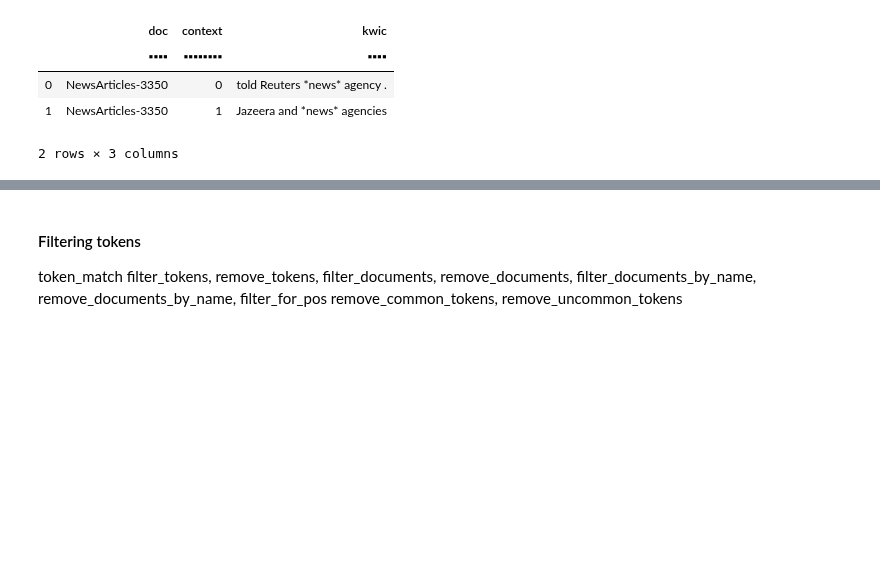
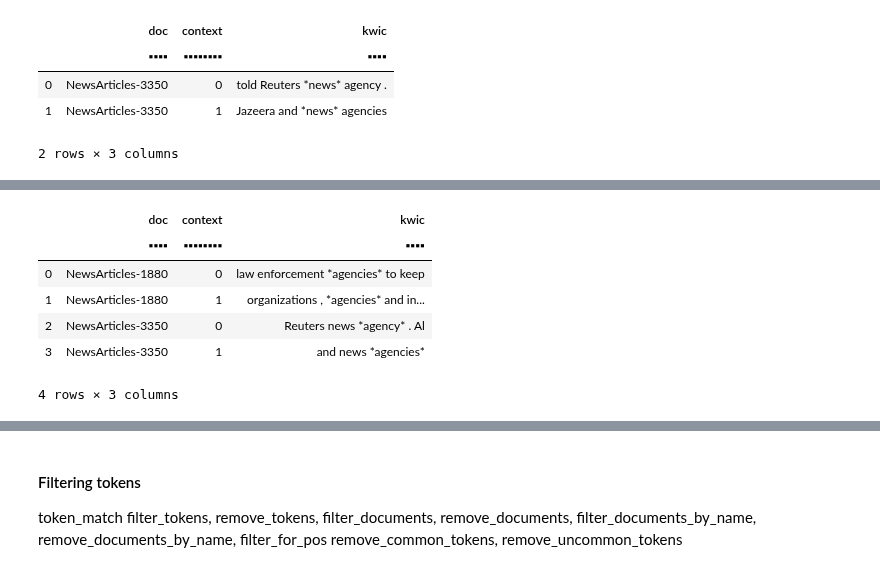
Before and after one commit to WZBSocialScienceCenter/tmtoolkit, a Jupyter notebook: doc/source/preprocessing.ipynb, the cells around one changed output, grey strips where cells are left out. Cells and saved outputs as stored; diff of their text form; code cells hidden in the pictures; blank space fills up the shorter version.

```diff
--- a/doc/source/preprocessing.ipynb
+++ b/doc/source/preprocessing.ipynb
@@ -408,0 +446,12 @@ kwic_table(docs, 'news', doc_labels=doc_labels)
+# %%
+# using a regular expression, ignoring case
+kwic_table(docs, r'agenc(y|ies)', match_type='regex', ignore_case=True,
+           doc_labels=doc_labels)
+# %% [output]
+|  | doc | context | kwic |
+|  | ▪▪▪▪ | ▪▪▪▪▪▪▪▪ | ▪▪▪▪ |
+| 0 | NewsArticles-1880 | 0 | law enforcement *agencies* to keep |
+| 1 | NewsArticles-1880 | 1 | organizations , *agencies* and in... |
+| 2 | NewsArticles-3350 | 0 | Reuters news *agency* . Al |
+| 3 | NewsArticles-3350 | 1 | and news *agencies* |
+4 rows × 3 columns
```
Also changed, not shown: parts of 7 cells of this notebook, 2 other files.
